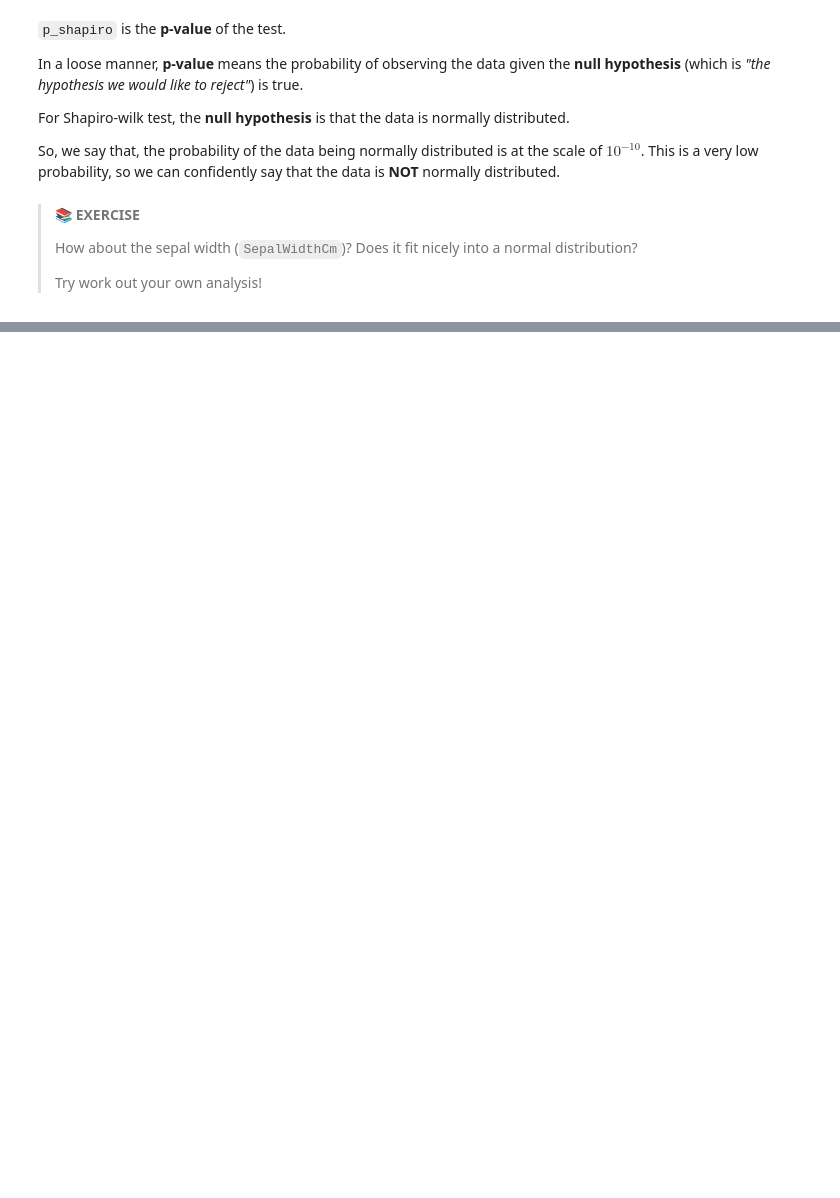
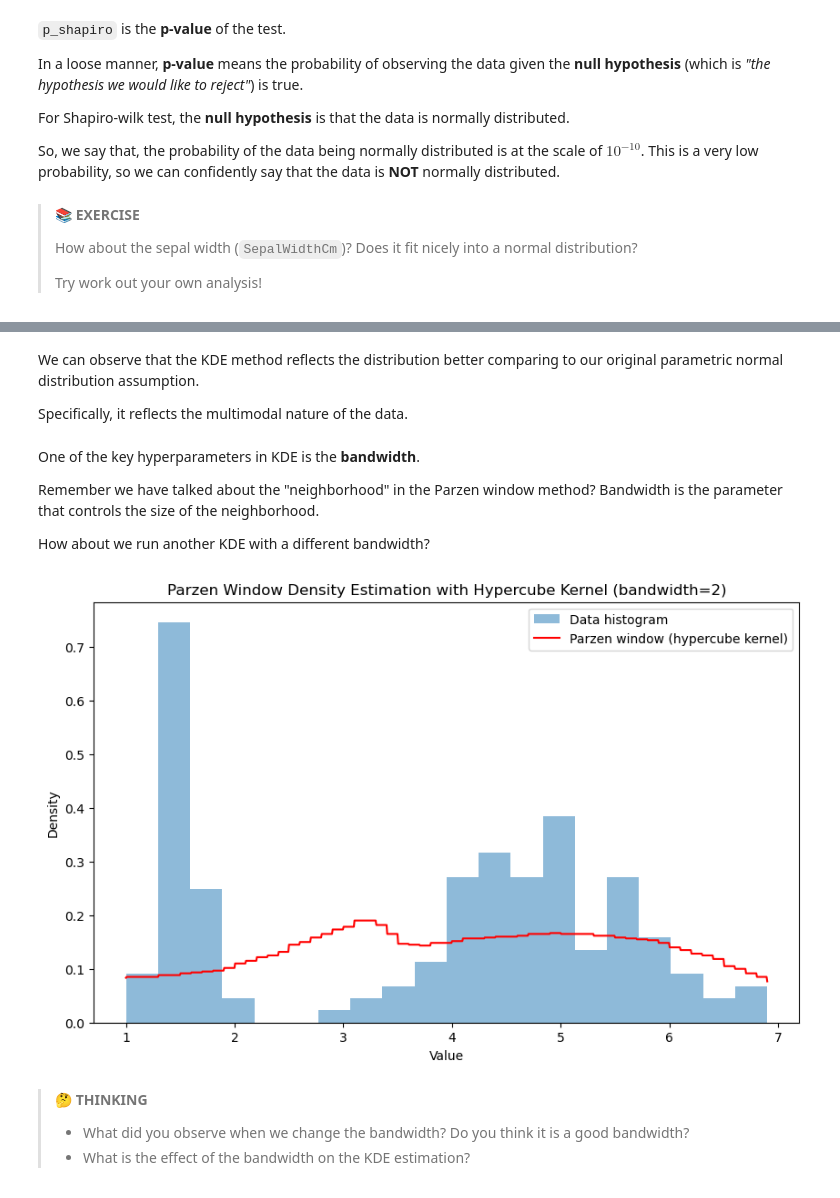
Before and after one commit to ut-vision/30min-of-deep-learning, a Jupyter notebook: 01_Density_Estimation/index.ipynb, the cells around one changed output, grey strips where cells are left out. Drawn from its saved outputs; the diff is of its cells as text; code cells hidden in the pictures; blank space fills up the shorter version.

```diff
--- a/01_Density_Estimation/index.ipynb
+++ b/01_Density_Estimation/index.ipynb
@@ -147,0 +196,35 @@ This is a very low probability, so we can confidently say that the data is **NOT
+# %% [markdown]
+We can observe that the KDE method reflects the distribution better
+comparing to our original parametric normal distribution assumption.
+
+Specifically, it reflects the multimodal nature of the data.
+# %% [markdown]
+One of the key hyperparameters in KDE is the **bandwidth**.
+
+Remember we have talked about the "neighborhood" in the Parzen window method?
+Bandwidth is the parameter that controls the size of the neighborhood.
+
+How about we run another KDE with a different bandwidth?
+# %%
+kde_bw2 = neighbors.KernelDensity(bandwidth=2, kernel='tophat')
+kde_bw2.fit(petal_length_2d)
+
+# Plot the result
+log_density_bw2 = kde_bw2.score_samples(x_grid)
+density_bw2 = np.exp(log_density_bw2)
+
+plt.figure(figsize=(10, 6))
+plt.hist(petal_length, bins=20, density=True, alpha=0.5, label='Data histogram')
+plt.plot(x_grid, density_bw2, 'r-', label='Parzen window (hypercube kernel)')
+plt.xlabel('Value')
+plt.ylabel('Density')
+plt.title('Parzen Window Density Estimation with Hypercube Kernel (bandwidth=2)')
+plt.legend()
+plt.show()
+# %% [output]
+[figure, added]
+# %% [markdown]
+> 🤔 **THINKING**
+>
+> - What did you observe when we change the bandwidth? Do you think it is a good bandwidth?
+> - What is the effect of the bandwidth on the KDE estimation?
```
Also changed, not shown: parts of 18 cells of this notebook, 1 other file.
